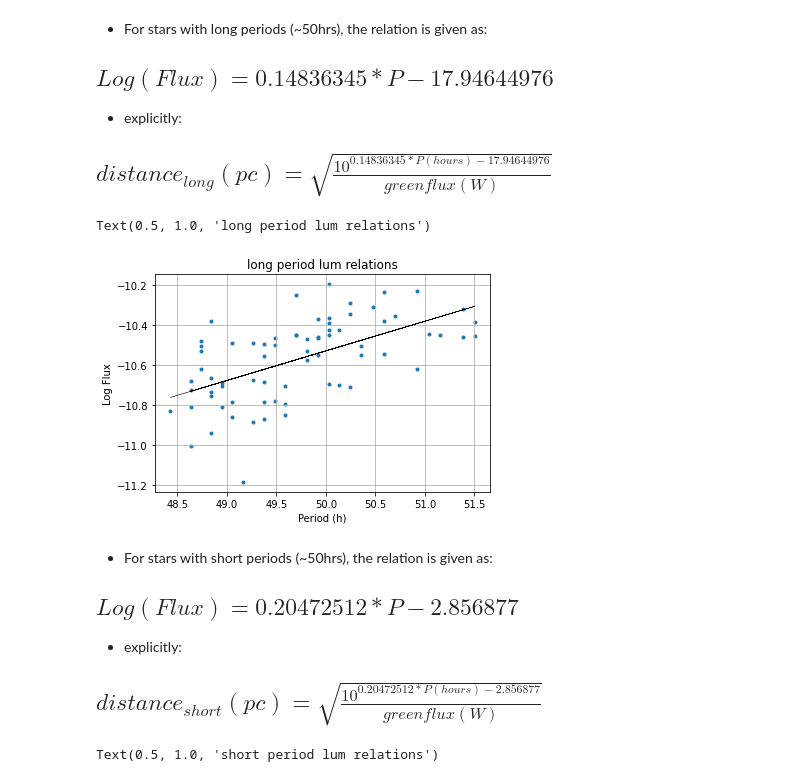
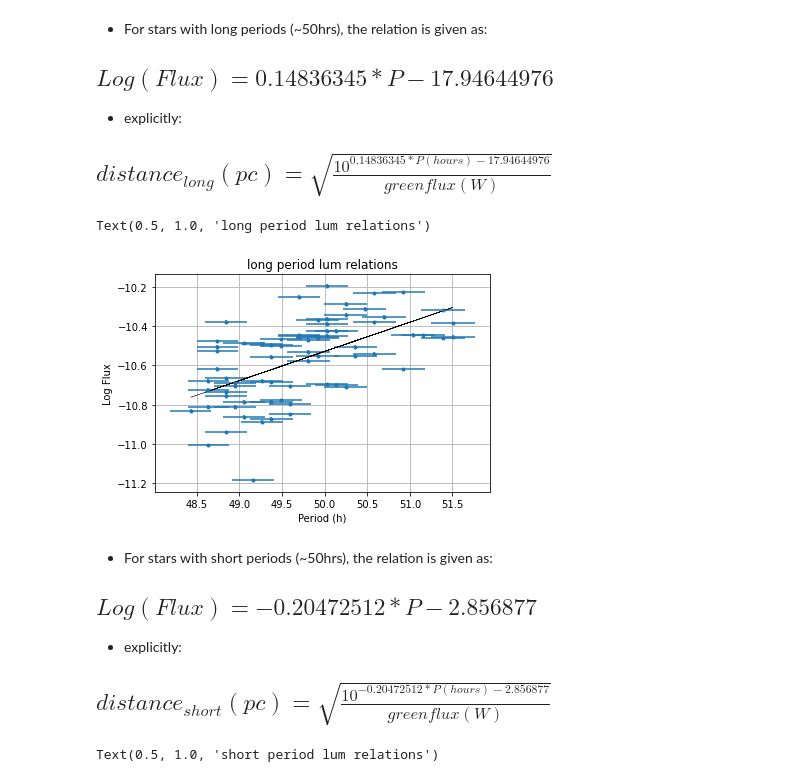
Before and after one commit to LeoClarke123/Distance_Ladder, a Jupyter notebook: Period_Lum/period_lum_analysis.ipynb, the cells around one changed output. Cells and saved outputs as stored; diff of their text form; code cells hidden in the pictures.

Commit message:
started period-lum uncertianty analysis

```diff
--- a/Period_Lum/period_lum_analysis.ipynb
+++ b/Period_Lum/period_lum_analysis.ipynb
@@ -44,17 +46,21 @@ Text(0.5, 1.0, 'all period lum relations')
 distance = []
 long_periods = []
 long_luminosity = []
+yerr = []
+xerr = []
 
 for i in pointdata:
 
     i = i.split()
-    period = i[-2]
-    green_flux = i[4]
-    dist = i[-3]
+    period = float(i[-2])
+    green_flux = float(i[4])
+    dist = float(i[-3])
 
     if float(period) > 35:
-        long_periods.append(float(period))
-        abs_mag = np.log10(float(green_flux)) + 2*np.log10(float(dist))
+        xerr.append(0.005*period) # assume 0.5% uncertainty in periods
+        long_periods.append(period)
+        abs_mag = np.log10(green_flux) + 2*np.log10(dist)
+        yerr.append((1/2.3)*((0.015)**2+(0.01)**2)**(1/2)) # 1.5% uncertianty in flux
         long_luminosity.append(abs_mag)
 # %%
 long_fit = np.polyfit(long_periods, long_luminosity, 1)
@@ -67,16 +73,16 @@ long_poly = np.poly1d(long_fit)
 # %%
 fig = plt.figure()
 ax1 = fig.add_subplot(111)
 
-ax1.scatter(long_periods, long_luminosity, marker='.')
+ax1.errorbar(long_periods, long_luminosity, yerr=yerr, xerr=xerr, fmt='.')
 ax1.plot(long_periods,long_poly(long_periods),"k",  linewidth=0.3)
 ax1.grid()
 plt.xlabel('Period (h)')
 plt.ylabel('Log Flux')
 plt.title('long period lum relations')
 # %% [output]
 Text(0.5, 1.0, 'long period lum relations')
-[figure, old version]
+[figure, new version]
 # %%
 distance = []
 short_periods = []
@@ -98,9 +104,9 @@ short_fit = np.polyfit(short_periods, short_luminosity, 1)
 short_poly = np.poly1d(short_fit)
 # %% [markdown]
 - For stars with short periods (~50hrs), the relation is given as: <br />
-## $ Log(Flux) = 0.20472512*P - 2.856877 $ <br />
+## $ Log(Flux) = -0.20472512*P - 2.856877 $ <br />
 - explicitly:
-## $ distance_{short}(pc) = \sqrt{\frac{10^{0.20472512*P (hours) - 2.856877}}{green flux (W)}} $
+## $ distance_{short}(pc) = \sqrt{\frac{10^{-0.20472512*P (hours) - 2.856877}}{green flux (W)}} $
 # %%
 fig = plt.figure()
 ax2 = fig.add_subplot(111)
```
Also changed, not shown: parts of 1 cell of this notebook.
